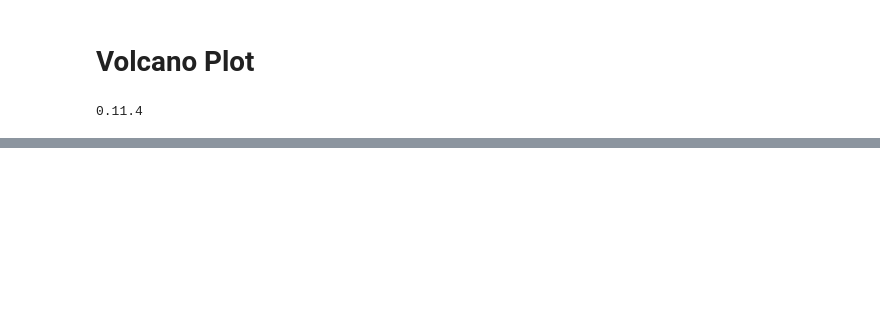
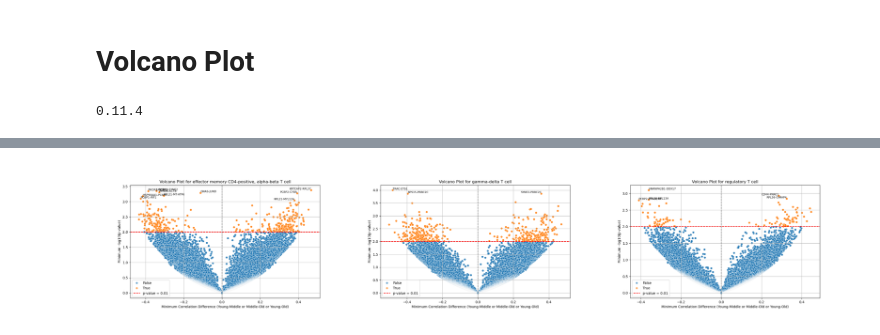
Before and after one commit to TychoGrapendaal/CSE3000, a Jupyter notebook: experiments/volcano_plot.ipynb, the cells around one changed output, grey strips where cells are left out. Drawn from its saved outputs; the diff is of its cells as text; code cells hidden in the pictures; blank space fills up the shorter version.

Commit message:
volcano plots

```diff
--- a/experiments/volcano_plot.ipynb
+++ b/experiments/volcano_plot.ipynb
@@ -21,15 +21,17 @@ print(ad.__version__)
 # The excel files are named: "results/{}_significant_differences.xlsx".format(cell_type)
 cell_types = [
     # "CD8-positive, alpha-beta T cell",
-    # "CD8-positive, alpha-beta memory T cell",
+    "CD8-positive, alpha-beta memory T cell",
     "CD4-positive, alpha-beta T cell",
-    # "central memory CD4-positive, alpha-beta T cell",
+    "central memory CD4-positive, alpha-beta T cell",
     "effector memory CD4-positive, alpha-beta T cell",
     "gamma-delta T cell",
     "regulatory T cell",
     # "double negative T regulatory cell",
     # "innate lymphoid cell"
 ]
+
+adata = ad.read_h5ad("../h5ad/0fce5dd5-bcec-4288-90b3-19a16b45ad16.h5ad", backed='r')
 # %%
 # Load all the excel files of the same cell type
 
@@ -98,0 +135,31 @@ Labeling point: ENSG00000122566-ENSG00000100201 at (-0.9261038806628832, 10.1731
+# %%
+# add the plots together in a single image in a 2x2 grid
+import matplotlib.image as mpimg
+cell_types = [
+    # "CD8-positive, alpha-beta memory T cell",
+    # "CD4-positive, alpha-beta T cell",
+    # "central memory CD4-positive, alpha-beta T cell",
+    "effector memory CD4-positive, alpha-beta T cell",
+    "gamma-delta T cell",
+    "regulatory T cell",
+]
+def combine_volcano_plots(cell_types):
+    fig, axs = plt.subplots(1, 3, figsize=(20, 15))
+    axs = axs.flatten()
+
+    for i, cell_type in enumerate(cell_types):
+        img = mpimg.imread(f"results/volcano_plot_{cell_type}.png")
+        axs[i].imshow(img)
+        axs[i].axis('off')
+
+    plt.tight_layout()
+    # plt.savefig("results/combined_volcano_plots.png")
+    plt.show()
+    plt.close()
+
+combine_volcano_plots(cell_types)
+# Combine the volcano plots into a single image
+# and save it as "results/combined_volcano_plots.png"
+# The combined image will be a 2x2 grid of the volcano plots
+# %% [output]
+[figure, added]
```
Also changed, not shown: parts of 5 cells of this notebook, 1 other file.
